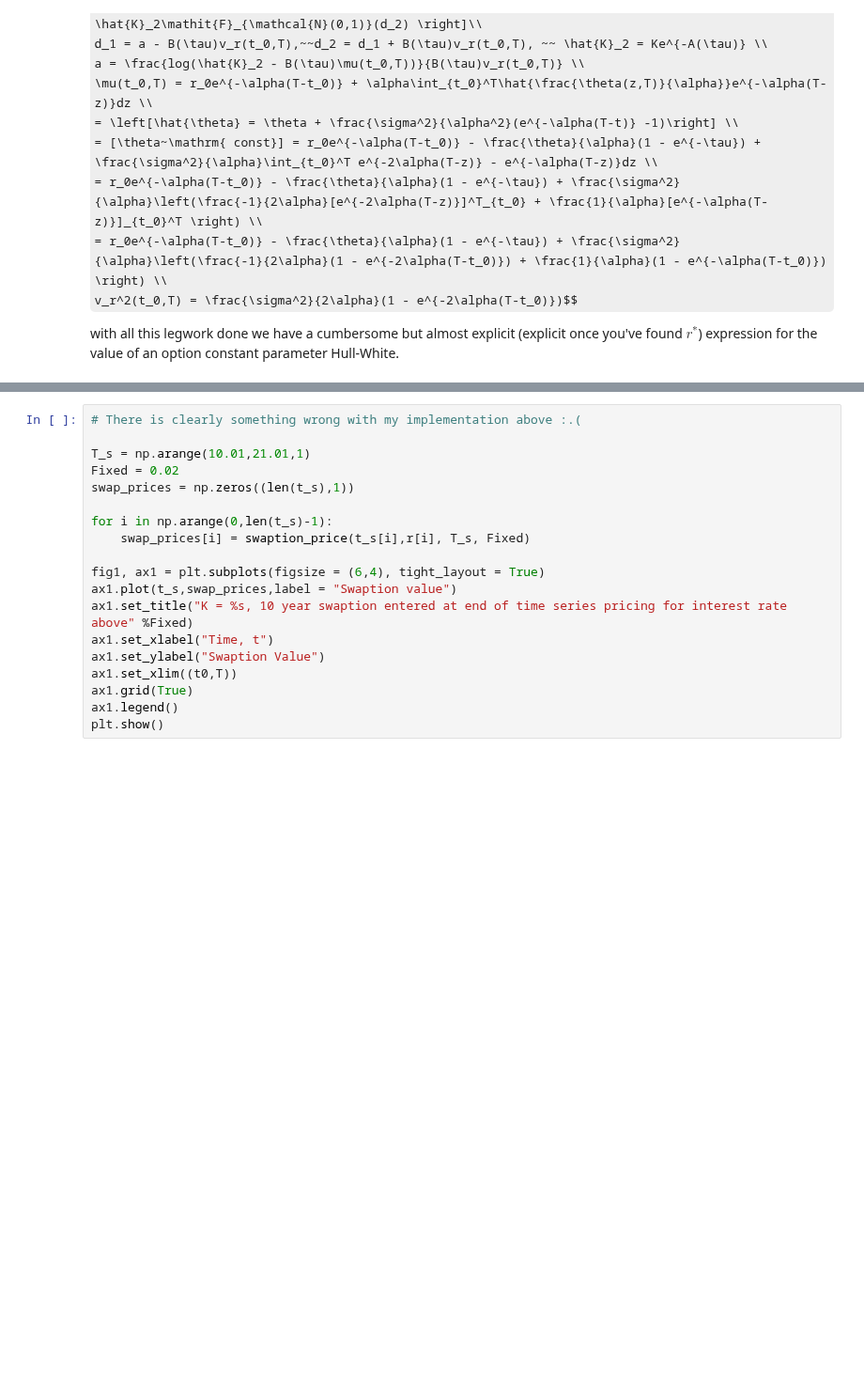
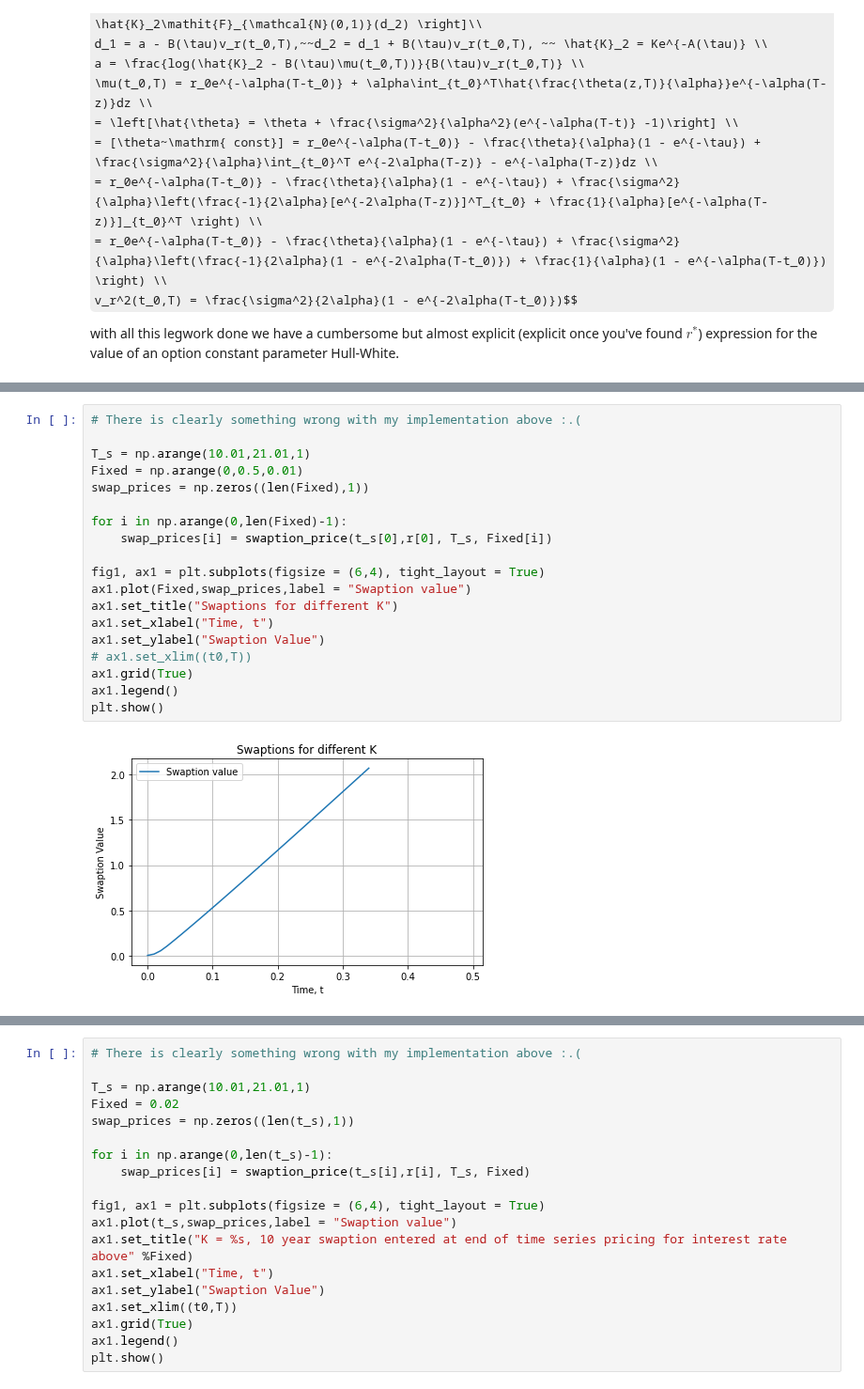
Before and after one commit to spelbella/cva_risk_management_thesis, a Jupyter notebook: pricingCVA.ipynb, the cells around one changed output, grey strips where cells are left out. Shown at 94% size. Cells and saved outputs as stored; diff of their text form; some formulas as TeX source; blank space fills up the shorter version.

Commit message:
test_swaptions

```diff
--- a/pricingCVA.ipynb
+++ b/pricingCVA.ipynb
@@ -430,3 +311,24 @@ plt.show()
+# %%
+# There is clearly something wrong with my implementation above :.(
+
+T_s = np.arange(10.01,21.01,1)
+Fixed = np.arange(0,0.5,0.01)
+swap_prices = np.zeros((len(Fixed),1))
+
+for i in np.arange(0,len(Fixed)-1):
+    swap_prices[i] = swaption_price(t_s[0],r[0], T_s, Fixed[i])
+
+fig1, ax1 = plt.subplots(figsize = (6,4), tight_layout = True)
+ax1.plot(Fixed,swap_prices,label = "Swaption value")
+ax1.set_title("Swaptions for different K")
+ax1.set_xlabel("Time, t")
+ax1.set_ylabel("Swaption Value")
+# ax1.set_xlim((t0,T))
+ax1.grid(True)
+ax1.legend()
+plt.show()
+# %% [output]
+[figure, added]
 # %%
 # There is clearly something wrong with my implementation above :.(
 
```
Also changed, not shown: parts of 5 cells of this notebook, 1 other file.
